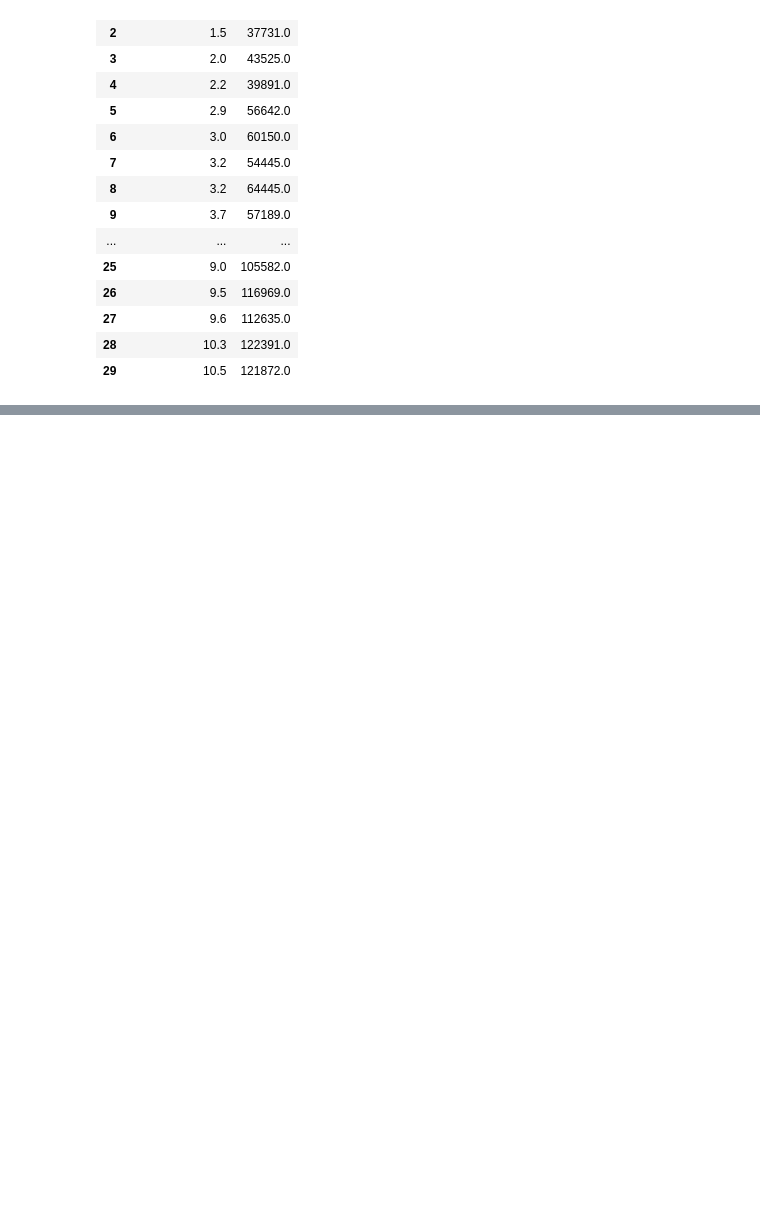
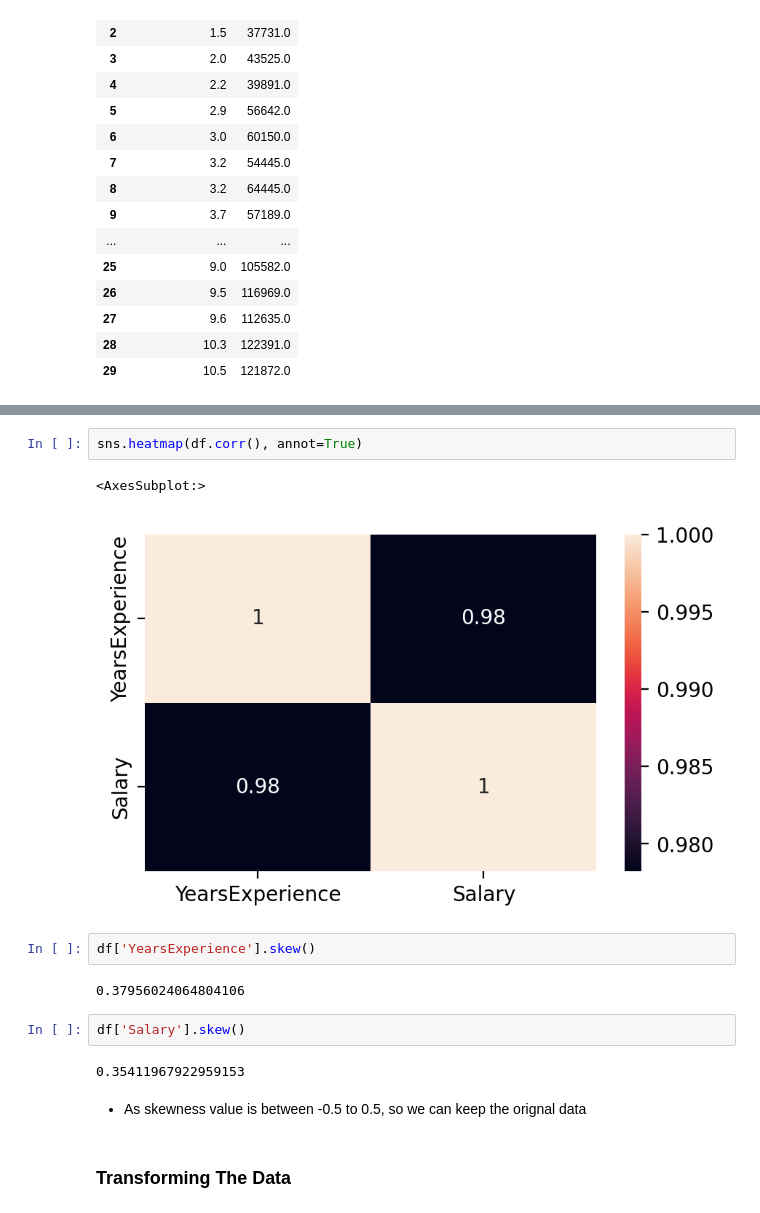
Before and after one commit to kunal-mallick/Data-Science-Assignments, a Jupyter notebook: 04_Simple Linear Regression/Code/Q2.ipynb, the cells around one changed output, grey strips where cells are left out. Drawn from its saved outputs; the diff is of its cells as text; blank space fills up the shorter version.

```diff
--- a/04_Simple Linear Regression/Code/Q2.ipynb
+++ b/04_Simple Linear Regression/Code/Q2.ipynb
@@ -38,0 +101,17 @@ df
+# %%
+sns.heatmap(df.corr(), annot=True)
+# %% [output]
+<AxesSubplot:>
+[figure, added]
+# %%
+df['YearsExperience'].skew()
+# %% [output]
+0.37956024064804106
+# %%
+df['Salary'].skew()
+# %% [output]
+0.35411967922959153
+# %% [markdown]
+- As skewness value is between -0.5 to 0.5, so we can keep the orignal data
+# %% [markdown]
+### Transforming The Data
```
Also changed, not shown: parts of 36 cells of this notebook.
